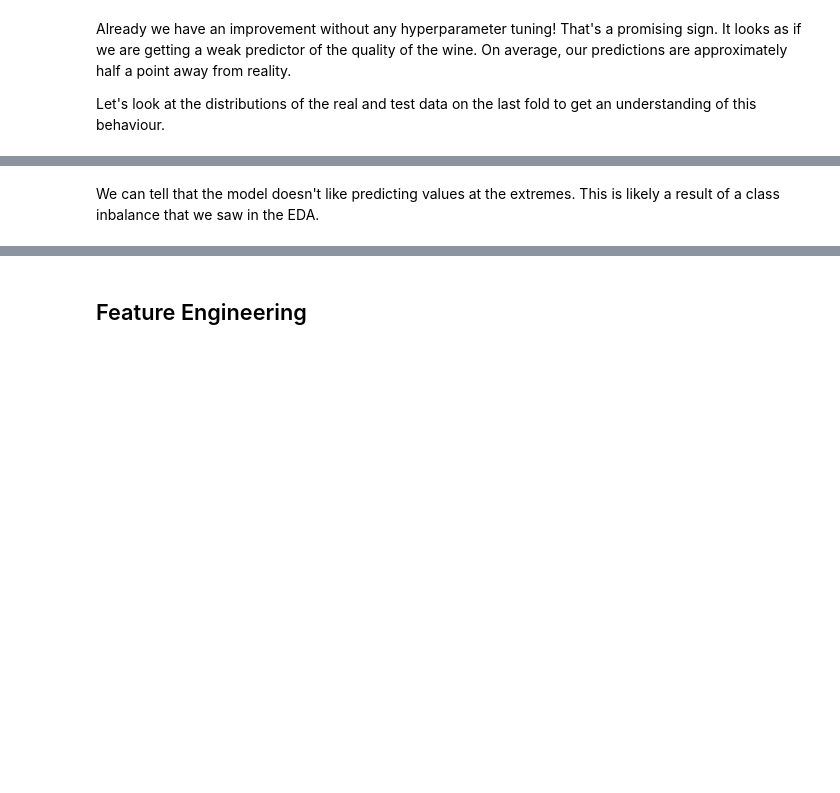
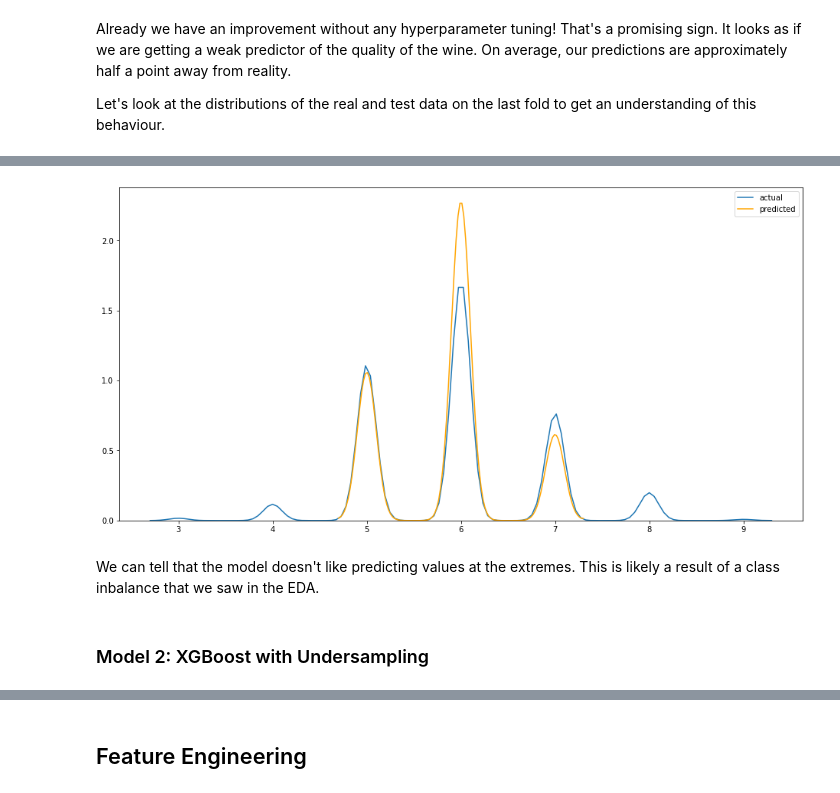
Before and after one commit to kmiller96/SimpleMLStreamingArchitectureExample, a Jupyter notebook: notebooks/02_modelling.ipynb, the cells around one changed output, grey strips where cells are left out. Saved outputs shown, nothing was run; the diff lists cells and outputs as text; code cells hidden in the pictures; blank space fills up the shorter version.

```diff
--- a/notebooks/02_modelling.ipynb
+++ b/notebooks/02_modelling.ipynb
@@ -107,2 +107,11 @@ predicted = sns.kdeplot([round(x) for x in y_hat], label='predicted', ax=ax, col
+# %%
+f, ax = plt.subplots(figsize=(16, 8))
+
+actual = sns.kdeplot(y_test, label='actual', ax=ax, bw=0.1)
+predicted = sns.kdeplot([round(x) for x in y_hat], label='predicted', ax=ax, color='orange', bw=0.1)
+# %% [output]
+[figure, added]
 # %% [markdown]
 We can tell that the model doesn't like predicting values at the extremes. This is likely a result of a class inbalance that we saw in the EDA.
+# %% [markdown]
+### Model 2: XGBoost with Undersampling
```
Also changed, not shown: parts of 11 cells of this notebook, 1 other file.
